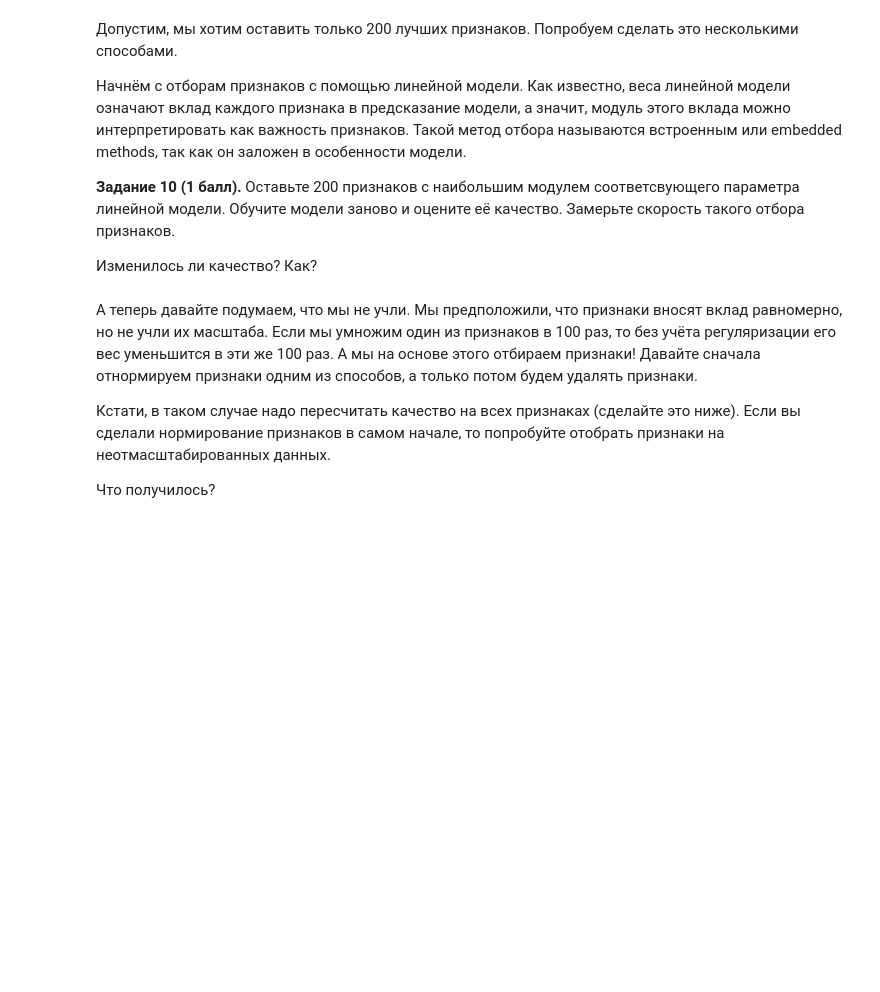
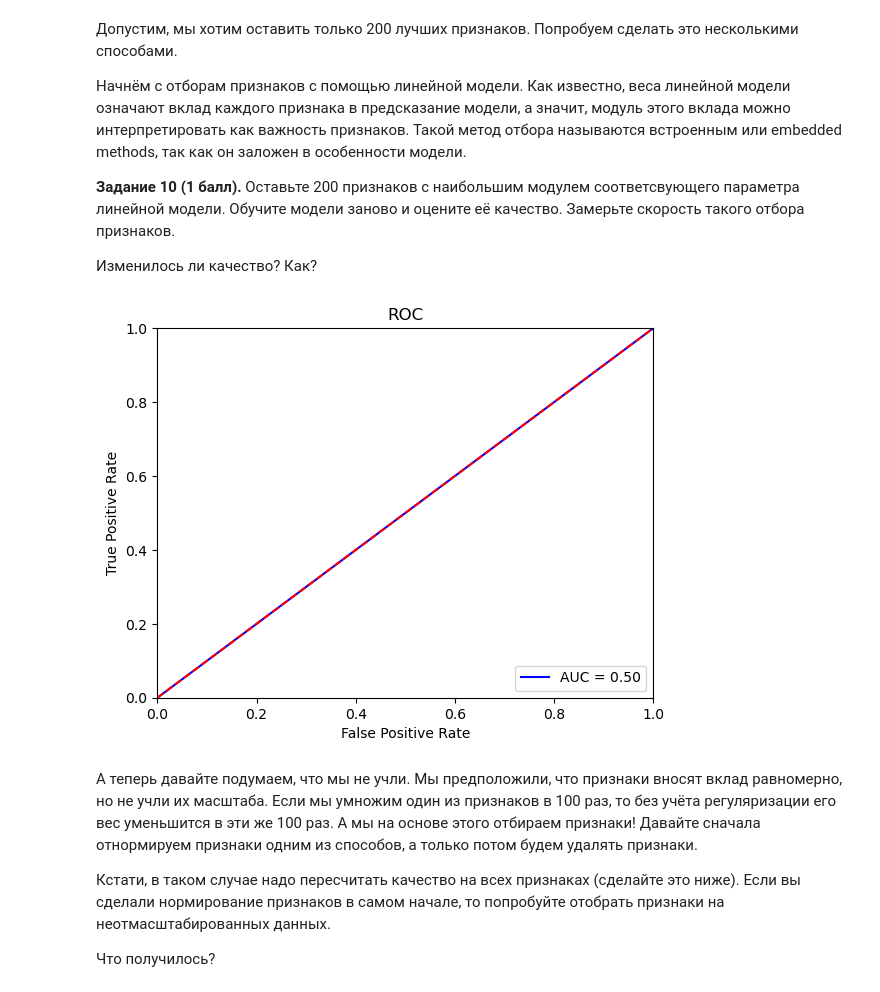
Before and after one commit to Professor322/logistic_regression, a Jupyter notebook: HW2_Logistic_regression.ipynb, the cells around one changed output. Saved outputs shown, nothing was run; the diff lists cells and outputs as text; code cells hidden in the pictures; blank space fills up the shorter version.

```diff
--- a/HW2_Logistic_regression.ipynb
+++ b/HW2_Logistic_regression.ipynb
@@ -384,8 +431,38 @@ X_train, X_test, y_train, y_test = train_test_split(data, target, test_size=0.2,
 __Задание 10 (1 балл).__ Оставьте 200 признаков с наибольшим модулем соответсвующего параметра линейной модели. Обучите модели заново и оцените её качество. Замерьте скорость такого отбора признаков.
 
 Изменилось ли качество? Как?
+# %%
+### ╰( ͡° ͜ʖ ͡° )つ──☆*:・ﾟ
+# sort pairs of coefs and feature names
+# put pair in the dict as dict preserve insertion order
+feature_weights_dict = dict(sorted(zip(X_train.columns, np.abs(model.coef_[0])), key=lambda item: item[1]))
+
+# takes dict keys
+best_features = list(feature_weights_dict)[:200]
+
+
+X_train_best_features = X_train[best_features]
+X_test_best_features = X_test[best_features]
 # %%
 ### ╰( ͡° ͜ʖ ͡° )つ──☆*:・ﾟ
+
+model.fit(X_train_best_features, y_train)
+y_pred_test = model.predict(X_test_best_features)
+# %%
+fpr, tpr, threshold = roc_curve(y_test, y_pred_test)
+roc_auc = auc(fpr, tpr)
+
+plt.title('ROC')
+plt.plot(fpr, tpr, 'b', label = 'AUC = %0.2f' % roc_auc)
+plt.legend(loc = 'lower right')
+plt.plot([0, 1], [0, 1],'r--')
+plt.xlim([0, 1])
+plt.ylim([0, 1])
+plt.ylabel('True Positive Rate')
+plt.xlabel('False Positive Rate')
+plt.show()
+# %% [output]
+[figure, added]
 # %% [markdown]
 А теперь давайте подумаем, что мы не учли. Мы предположили, что признаки вносят вклад равномерно, но не учли их масштаба. Если мы умножим один из признаков в 100 раз, то без учёта регуляризации его вес уменьшится в эти же 100 раз. А мы на основе этого отбираем признаки! Давайте сначала отнормируем признаки одним из способов, а только потом будем удалять признаки.
 
```
Also changed, not shown: parts of 34 cells of this notebook.
